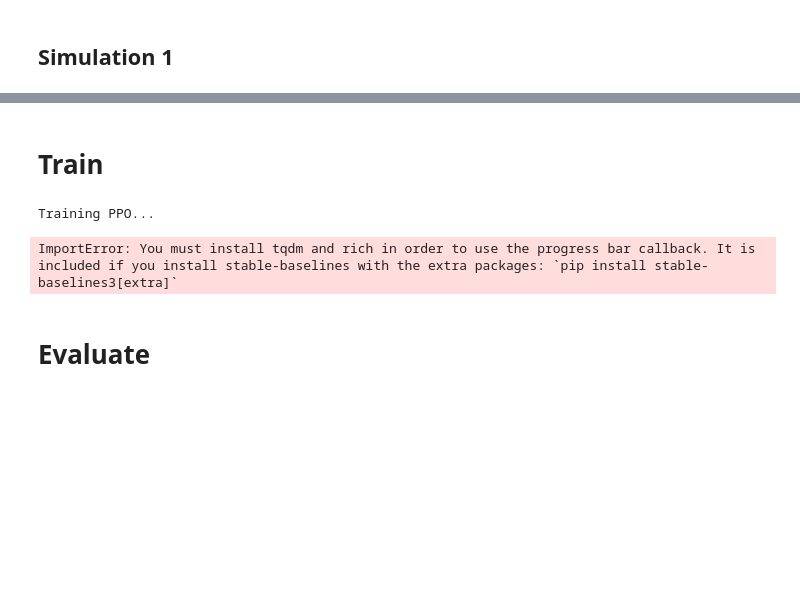
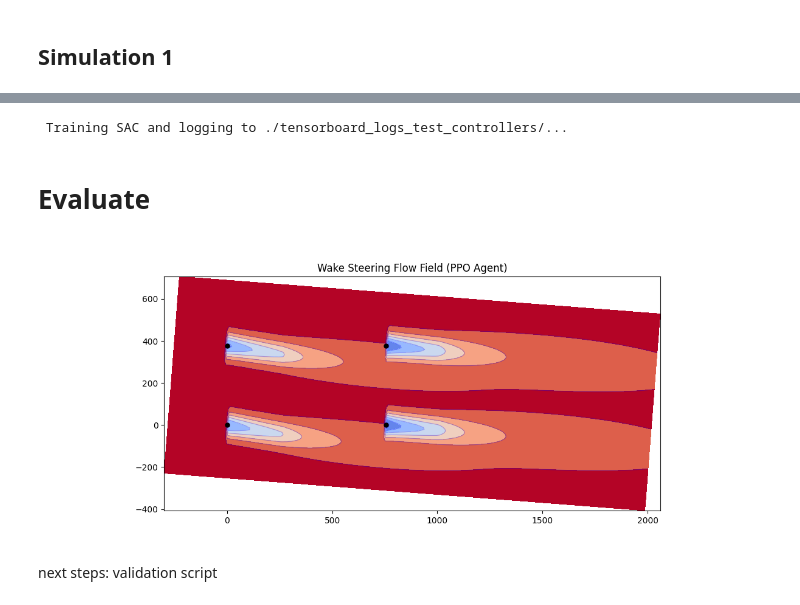
Before and after one commit to bhavyasur/wind-farm-control, a Jupyter notebook: test_controllers.ipynb, the cells around one changed output, grey strips where cells are left out. Cells and saved outputs as stored; diff of their text form; code cells hidden in the pictures; blank space fills up the shorter version.

Commit message:
trained

```diff
--- a/test_controllers.ipynb
+++ b/test_controllers.ipynb
@@ -73,27 +103,9 @@ env = FlorisEnv(CONFIG_PATH)
-# %% [markdown]
-# Train
-# %%
-def run_training(algo="PPO", steps=10000):
-    if algo == "PPO":
-        model = PPO("MlpPolicy", env, verbose=0)
-    else:
-        n_actions = env.action_space.shape[-1]
-        noise = NormalActionNoise(mean=np.zeros(n_actions), sigma=0.1 * np.ones(n_actions))
-        model = DDPG("MlpPolicy", env, action_noise=noise, verbose=0)
-
-    print(f"Training {algo}...")
-    model.learn(
-        total_timesteps=steps,
-        tb_log_name=f"{algo}_run",
-        progress_bar=True
-    )
-    return model
-
-ppo_model = run_training("PPO", 20000)
-ddpg_model = run_training("DDPG", 20000)
-# %% [output]
-Training PPO...
-ImportError: You must install tqdm and rich in order to use the progress bar callback. It is included if you install stable-baselines with the extra packages: `pip install stable-baselines3[extra]`
+# %%
+
+from stable_baselines3 import SAC
+sac_model = run_training("SAC", 20000)
+# %% [output]
+ Training SAC and logging to ./tensorboard_logs_test_controllers/...
 # %% [markdown]
 # Evaluate
 # %%
@@ -114,7 +126,7 @@ def compare_agents(models, n_episodes=30):
 
     return pd.DataFrame(results)
 
-df_results = compare_agents({"PPO": ppo_model, "DDPG": ddpg_model})
+df_results = compare_agents({"PPO": ppo_model, "DDPG": ddpg_model, "SAC": sac_model})
 
 
 # 1. Setup a specific test case
@@ -154,30 +166,34 @@ def plot_behavior_analysis(df_results):
     plt.title("Agent Strategy: Turbine 0 Yaw vs. Wind Direction")
     plt.axhline(0, color='black', linestyle='--')
     plt.grid(True, alpha=0.3)
     plt.show()
 
 # (Ensure your evaluation loop saves 'Wind_Direction' and 'Turbine_0_Yaw' into the results DF)
 
 def compare_wake_plots(env, models, test_obs):
     fig, axes = plt.subplots(len(models), 1, figsize=(12, 5 * len(models)))
 
     # Standard wind condition for comparison
     wd, ws, ti = test_obs
 
     for i, (name, model) in enumerate(models.items()):
         action, _ = model.predict(test_obs, deterministic=True)
         yaw_angles = action * 25.0
 
         env.fmodel.set(wind_directions=[wd], wind_speeds=[ws],
                         turbulence_intensities=[ti], yaw_angles=np.array([yaw_angles]))
         env.fmodel.run()
 
         hor_plane = env.fmodel.calculate_horizontal_plane(height=90.0)
         visualize_cut_plane(hor_plane, ax=axes[i], title=f"{name} Strategy (Yaw: {np.round(yaw_angles, 1)})")
 
     plt.tight_layout()
     plt.show()
 
 # Usage:
 # test_obs, _ = env.reset()
 # compare_wake_plots(env, {"PPO": ppo_model, "DDPG": ddpg_model}, test_obs)
+# %% [output]
+[figure, added]
+# %% [markdown]
+next steps: validation script
```
Also changed, not shown: parts of 4 cells of this notebook, 3 other files.
